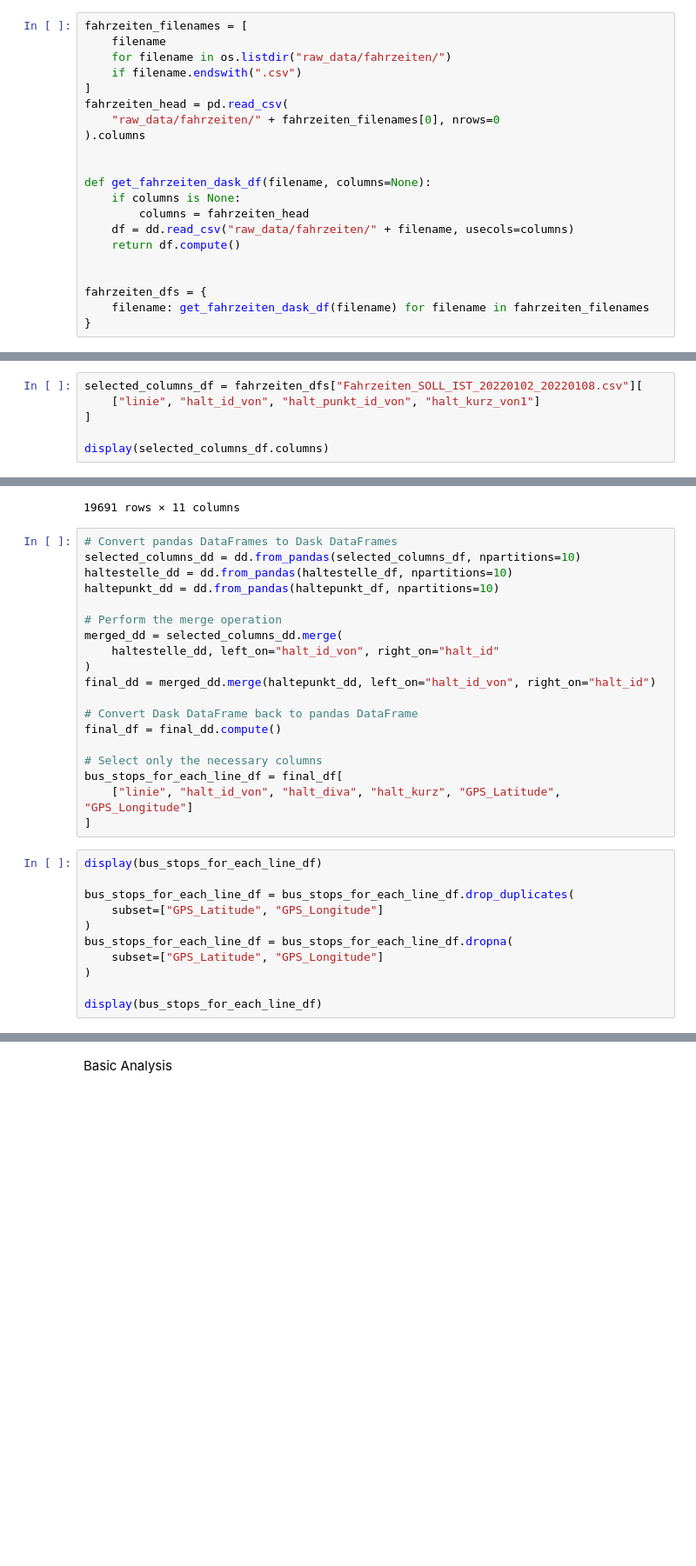
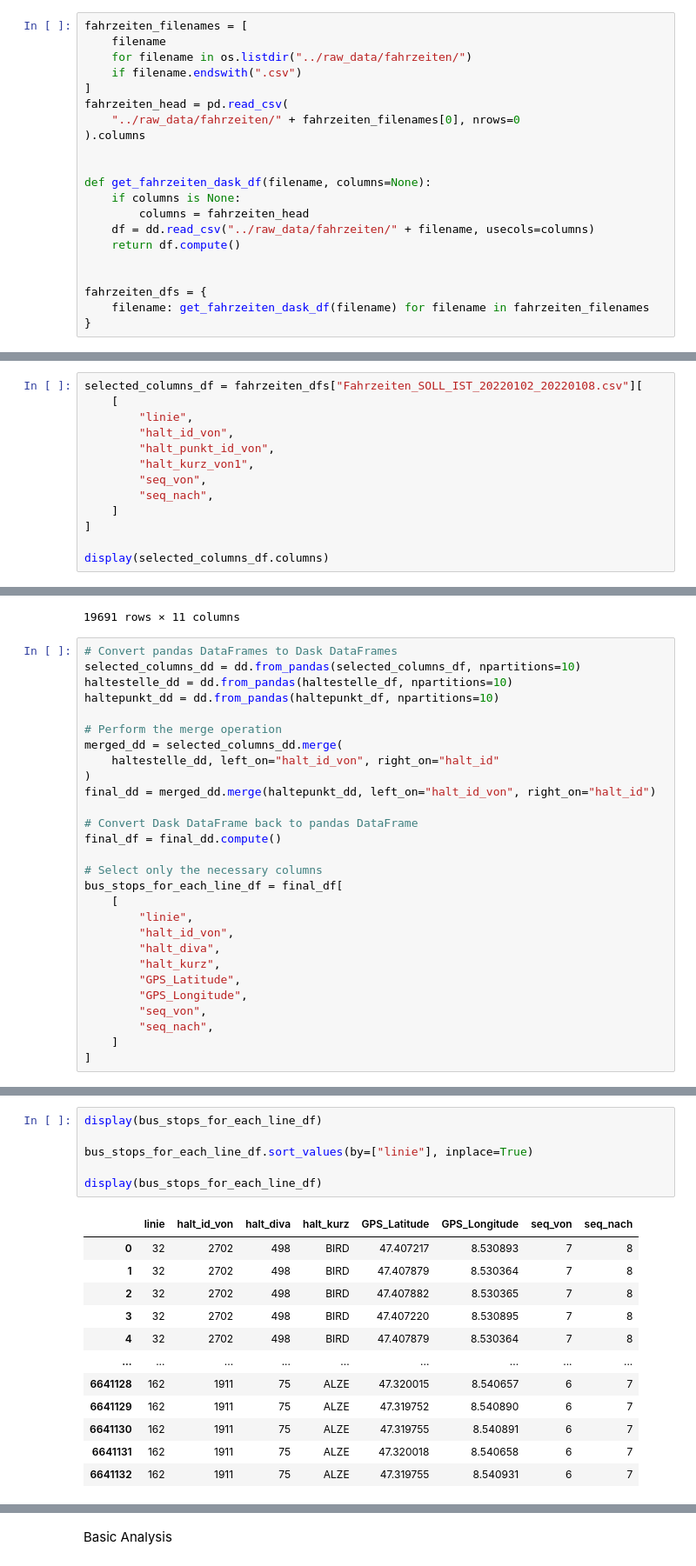
Before and after one commit to Draaven/Projekt-Data-Science, a Jupyter notebook: src/data_exploration_tony.ipynb, the cells around one changed output, grey strips where cells are left out. Shown: that part at 87% size. Cells and saved outputs as stored; diff of their text form; blank space fills up the shorter version.

```diff
--- a/src/data_exploration_tony.ipynb
+++ b/src/data_exploration_tony.ipynb
@@ -30,18 +29,18 @@ haltepunkt_df = csv_to_df("raw_data/haltepunkt.csv")
 # %%
 fahrzeiten_filenames = [
     filename
-    for filename in os.listdir("raw_data/fahrzeiten/")
+    for filename in os.listdir("../raw_data/fahrzeiten/")
     if filename.endswith(".csv")
 ]
 fahrzeiten_head = pd.read_csv(
-    "raw_data/fahrzeiten/" + fahrzeiten_filenames[0], nrows=0
+    "../raw_data/fahrzeiten/" + fahrzeiten_filenames[0], nrows=0
 ).columns
 
 
 def get_fahrzeiten_dask_df(filename, columns=None):
     if columns is None:
         columns = fahrzeiten_head
-    df = dd.read_csv("raw_data/fahrzeiten/" + filename, usecols=columns)
+    df = dd.read_csv("../raw_data/fahrzeiten/" + filename, usecols=columns)
     return df.compute()
 
 
@@ -390,7 +1086,14 @@ Index(['linie', 'richtung', 'betriebsdatum', 'fahrzeug', 'kurs', 'seq_von',
       dtype='object')
 # %%
 selected_columns_df = fahrzeiten_dfs["Fahrzeiten_SOLL_IST_20220102_20220108.csv"][
-    ["linie", "halt_id_von", "halt_punkt_id_von", "halt_kurz_von1"]
+    [
+        "linie",
+        "halt_id_von",
+        "halt_punkt_id_von",
+        "halt_kurz_von1",
+        "seq_von",
+        "seq_nach",
+    ]
 ]
 
 display(selected_columns_df.columns)
@@ -431,16 +1136,14 @@ final_df = final_dd.compute()
 
 # Select only the necessary columns
 bus_stops_for_each_line_df = final_df[
-    ["linie", "halt_id_von", "halt_diva", "halt_kurz", "GPS_Latitude", "GPS_Longitude"]
+    [
+        "linie",
+        "halt_id_von",
+        "halt_diva",
+        "halt_kurz",
+        "GPS_Latitude",
+        "GPS_Longitude",
+        "seq_von",
+        "seq_nach",
+    ]
 ]
-# %%
-display(bus_stops_for_each_line_df)
-
-bus_stops_for_each_line_df = bus_stops_for_each_line_df.drop_duplicates(
-    subset=["GPS_Latitude", "GPS_Longitude"]
-)
-bus_stops_for_each_line_df = bus_stops_for_each_line_df.dropna(
-    subset=["GPS_Latitude", "GPS_Longitude"]
-)
-
-display(bus_stops_for_each_line_df)
@@ -473,0 +1150,19 @@ display(bus_stops_for_each_line_df)
+# %%
+display(bus_stops_for_each_line_df)
+
+bus_stops_for_each_line_df.sort_values(by=["linie"], inplace=True)
+
+display(bus_stops_for_each_line_df)
+# %% [output]
+|  | linie | halt_id_von | halt_diva | halt_kurz | GPS_Latitude | GPS_Longitude | seq_von | seq_nach |
+| 0 | 32 | 2702 | 498 | BIRD | 47.407217 | 8.530893 | 7 | 8 |
+| 1 | 32 | 2702 | 498 | BIRD | 47.407879 | 8.530364 | 7 | 8 |
+| 2 | 32 | 2702 | 498 | BIRD | 47.407882 | 8.530365 | 7 | 8 |
+| 3 | 32 | 2702 | 498 | BIRD | 47.407220 | 8.530895 | 7 | 8 |
+| 4 | 32 | 2702 | 498 | BIRD | 47.407879 | 8.530364 | 7 | 8 |
+| ... | ... | ... | ... | ... | ... | ... | ... | ... |
+| 6641128 | 162 | 1911 | 75 | ALZE | 47.320015 | 8.540657 | 6 | 7 |
+| 6641129 | 162 | 1911 | 75 | ALZE | 47.319752 | 8.540890 | 6 | 7 |
+| 6641130 | 162 | 1911 | 75 | ALZE | 47.319755 | 8.540891 | 6 | 7 |
+| 6641131 | 162 | 1911 | 75 | ALZE | 47.320018 | 8.540658 | 6 | 7 |
+| 6641132 | 162 | 1911 | 75 | ALZE | 47.319755 | 8.540931 | 6 | 7 |
```
Also changed, not shown: parts of 41 cells of this notebook, 10 other files.
